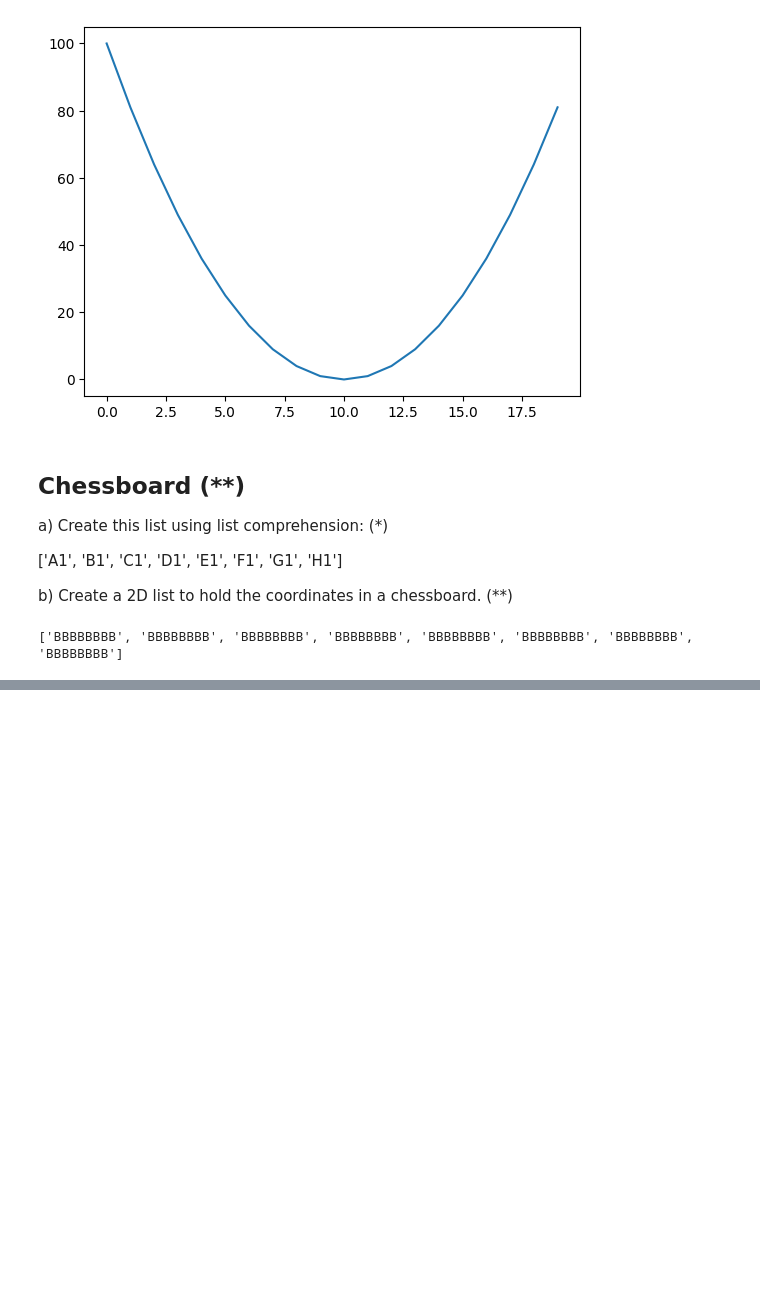
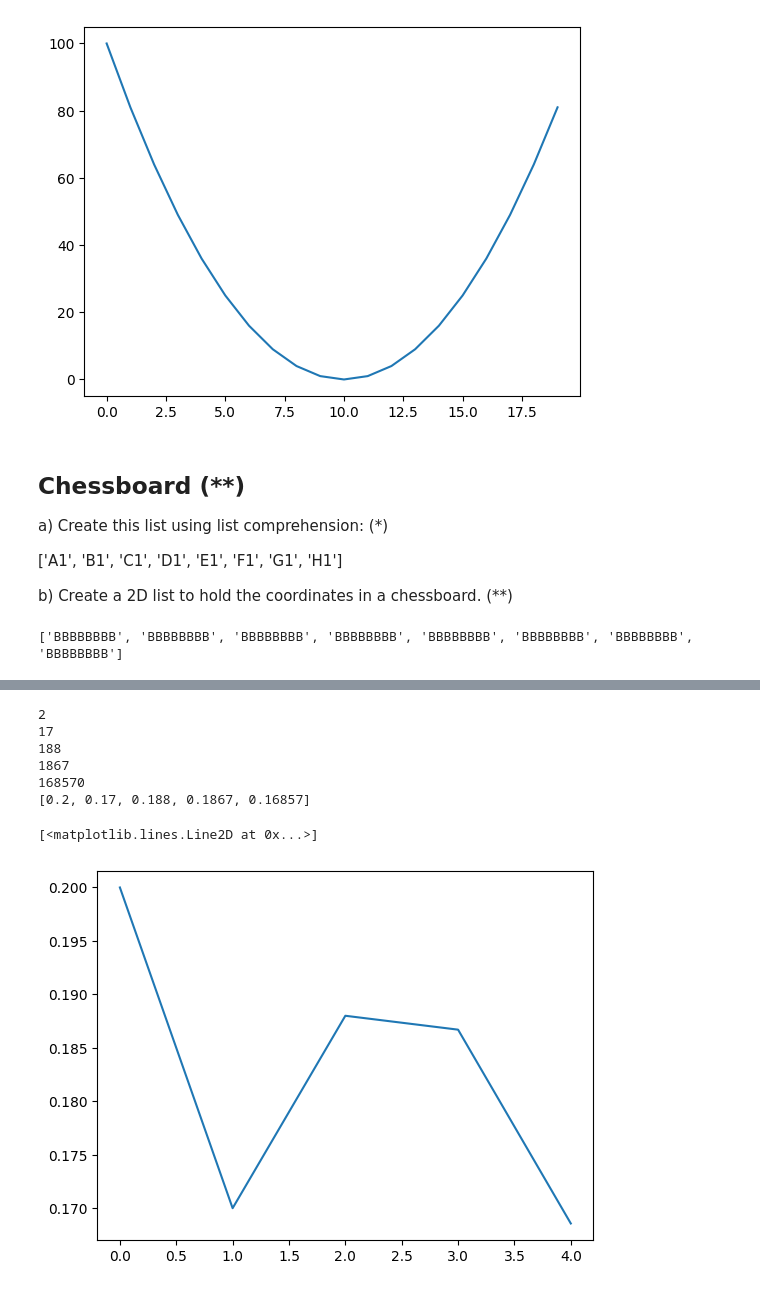
Before and after one commit to JoelOscarsson/PythonSchool, a Jupyter notebook: Excercise/04-Lists-Excercises.ipynb, the cells around one changed output, grey strips where cells are left out. Cells and saved outputs as stored; diff of their text form; code cells hidden in the pictures; blank space fills up the shorter version.

Commit message:
04-Lists-Excercises

```diff
--- a/Excercise/04-Lists-Excercises.ipynb
+++ b/Excercise/04-Lists-Excercises.ipynb
@@ -107,0 +117,35 @@ print(bräde)
+# %%
+import random as rnd
+import matplotlib.pyplot as plt
+
+# Inserts variable for the list amount of times i roll the dice, in a list
+dice_rolls = [10, 100, 1000, 10000, 1000000]
+# Probabilty list, i store the probabilty in a list for each iteration
+probabilty_list = []
+# Variables so i can compute the probability
+number_sixes = 0
+amount_sixes= 0
+
+## For loop in a for loop that has ***Skriv mer***
+for number in(dice_rolls):
+    for x in range(number):
+        # The dice will roll a random number between 1 => 6
+        dice = rnd.randint(1,6)
+        # and if the dice is equal to six it will add one to the list in probabilty list
+        if dice == 6:
+            amount_sixes += 1
+            ## i append the list so i can
+    probabilty_list.append(amount_sixes / number)
+    print(f"{amount_sixes}")
+print(probabilty_list)
+
+plt.plot(probabilty_list)
+# %% [output]
+2
+17
+188
+1867
+168570
+[0.2, 0.17, 0.188, 0.1867, 0.16857]
+[<matplotlib.lines.Line2D at 0x...>]
+[figure, added]
```
Also changed, not shown: parts of 1 cell of this notebook.
